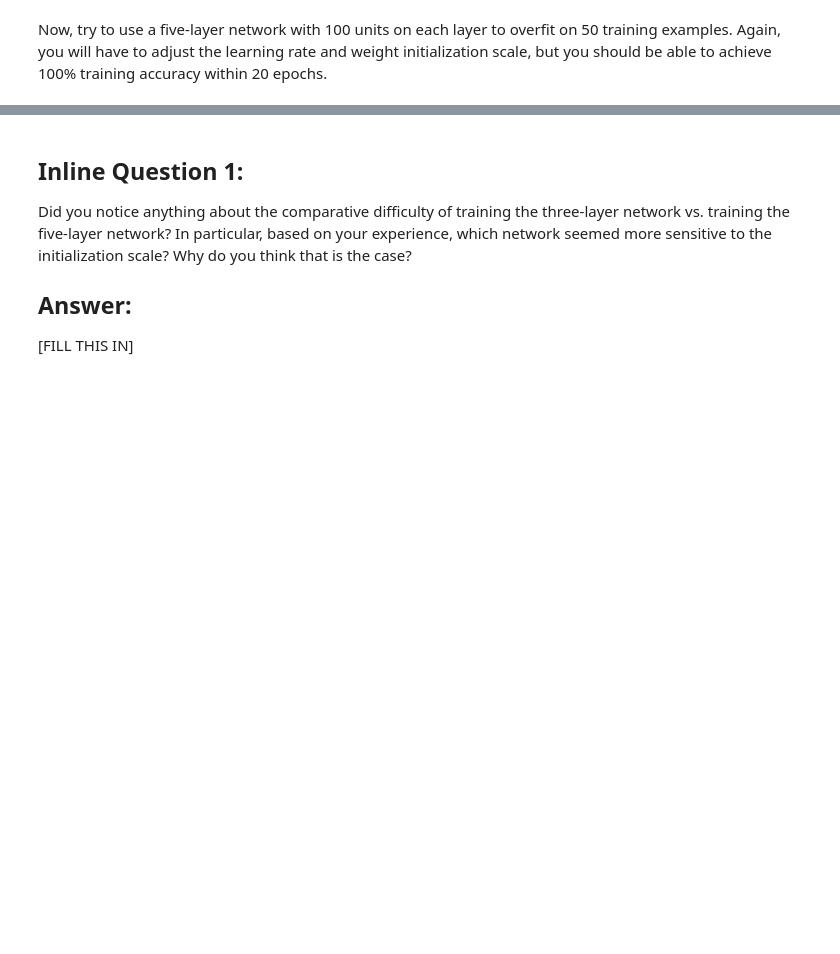
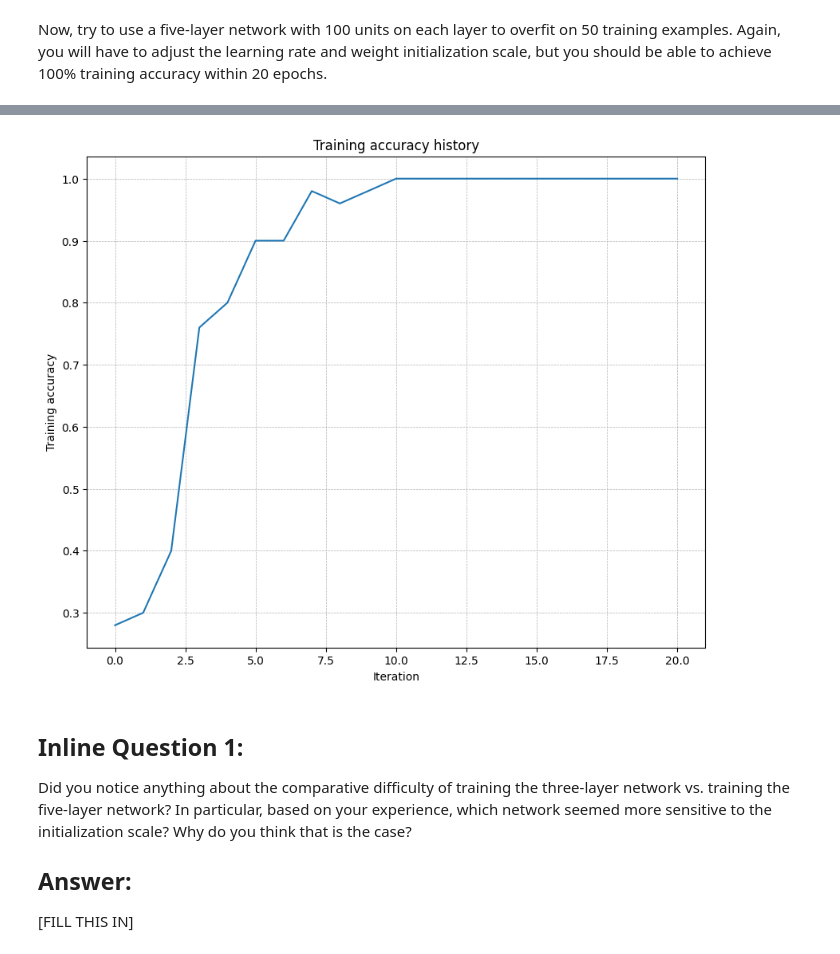
Before and after one commit to aviral2004/cs231n_assignment_solutions, a Jupyter notebook: assignment2/FullyConnectedNets.ipynb, the cells around one changed output, grey strips where cells are left out. Saved outputs shown, nothing was run; the diff lists cells and outputs as text; code cells hidden in the pictures; blank space fills up the shorter version.

```diff
--- a/assignment2/FullyConnectedNets.ipynb
+++ b/assignment2/FullyConnectedNets.ipynb
@@ -205,3 +206,12 @@ plt.show()
+# %%
+plt.plot(solver.train_acc_history)
+plt.title("Training accuracy history")
+plt.xlabel("Iteration")
+plt.ylabel("Training accuracy")
+plt.grid(linestyle='--', linewidth=0.5)
+plt.show()
+# %% [output]
+[figure, added]
 # %% [markdown]
 ## Inline Question 1:
 Did you notice anything about the comparative difficulty of training the three-layer network vs. training the five-layer network? In particular, based on your experience, which network seemed more sensitive to the initialization scale? Why do you think that is the case?
```
Also changed, not shown: parts of 8 cells of this notebook.
